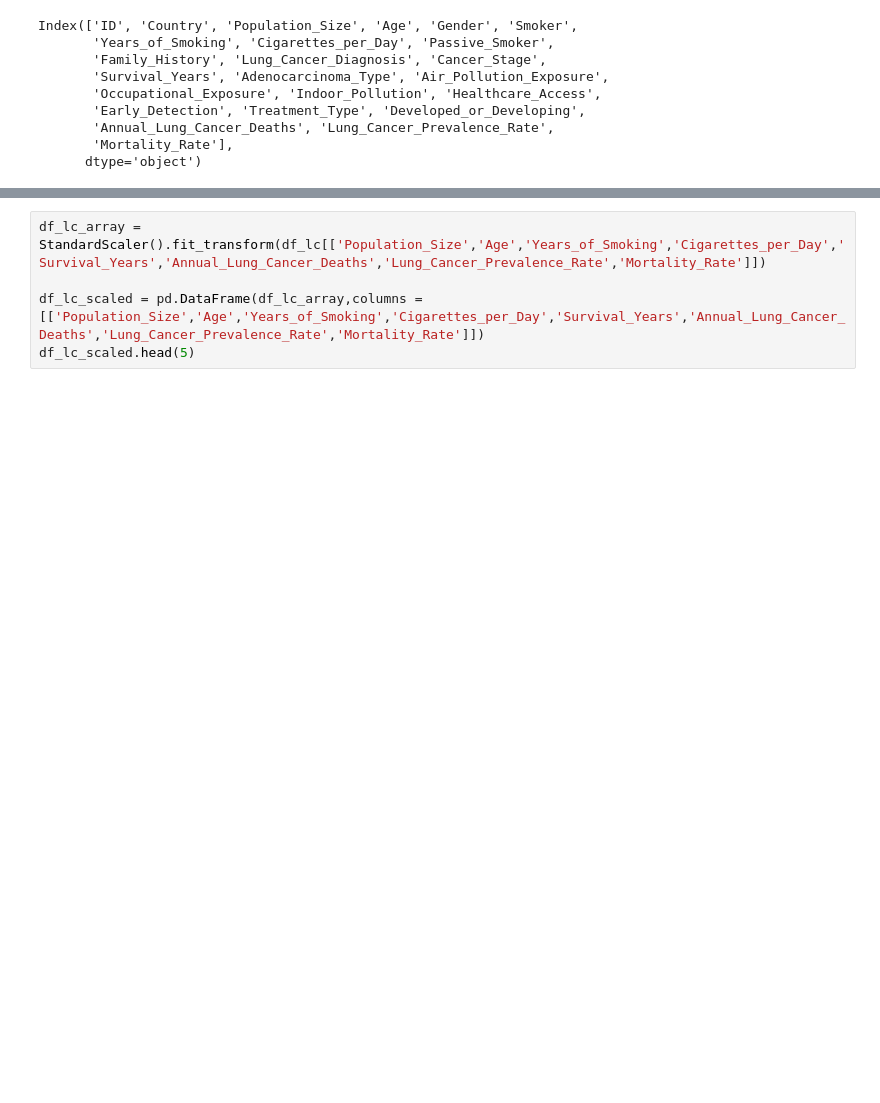
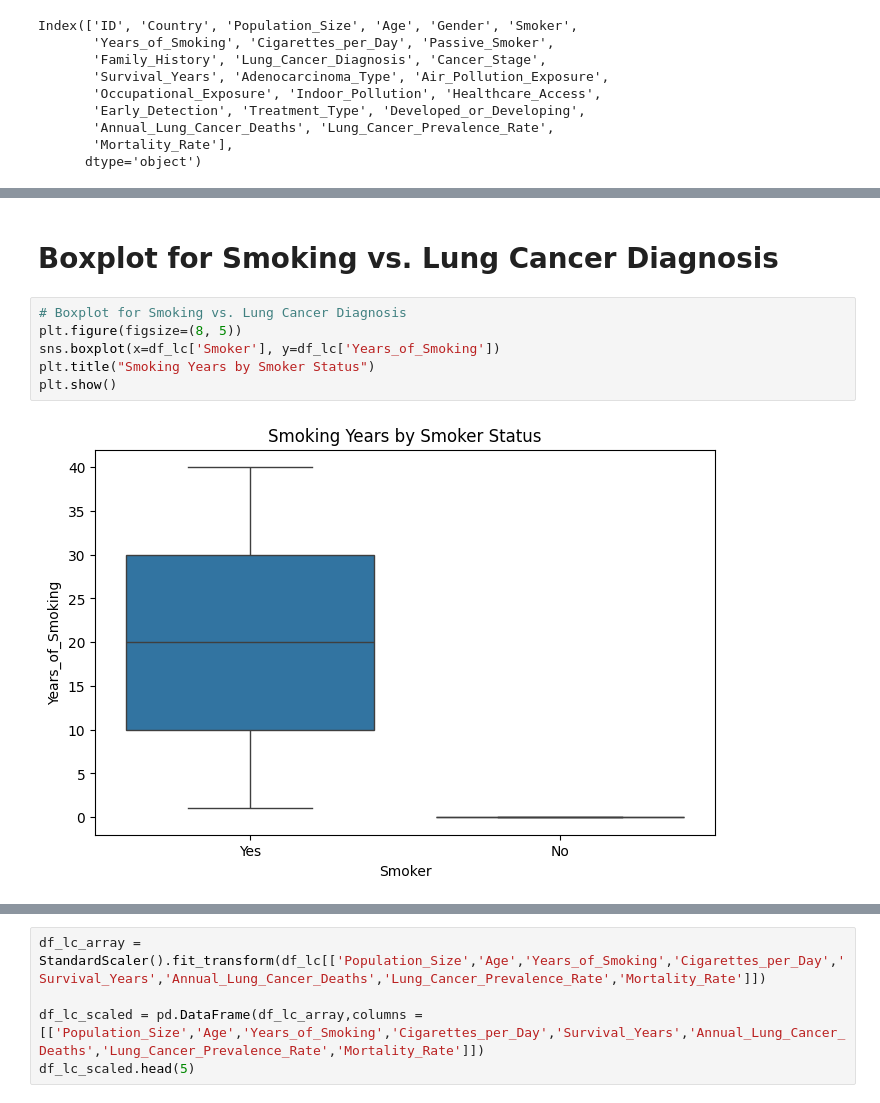
Before and after one commit to sowmyarshetty/Project2-AI-Class, a Jupyter notebook: Project2_AI_Class.ipynb, the cells around one changed output, grey strips where cells are left out. Drawn from its saved outputs; the diff is of its cells as text; blank space fills up the shorter version.

```diff
--- a/Project2_AI_Class.ipynb
+++ b/Project2_AI_Class.ipynb
@@ -75,0 +134,10 @@ Index(['ID', 'Country', 'Population_Size', 'Age', 'Gender', 'Smoker',
+# %% [markdown]
+# Boxplot for Smoking vs. Lung Cancer Diagnosis
+# %%
+# Boxplot for Smoking vs. Lung Cancer Diagnosis
+plt.figure(figsize=(8, 5))
+sns.boxplot(x=df_lc['Smoker'], y=df_lc['Years_of_Smoking'])
+plt.title("Smoking Years by Smoker Status")
+plt.show()
+# %% [output]
+[figure, added]
```
Also changed, not shown: parts of 15 cells of this notebook.
